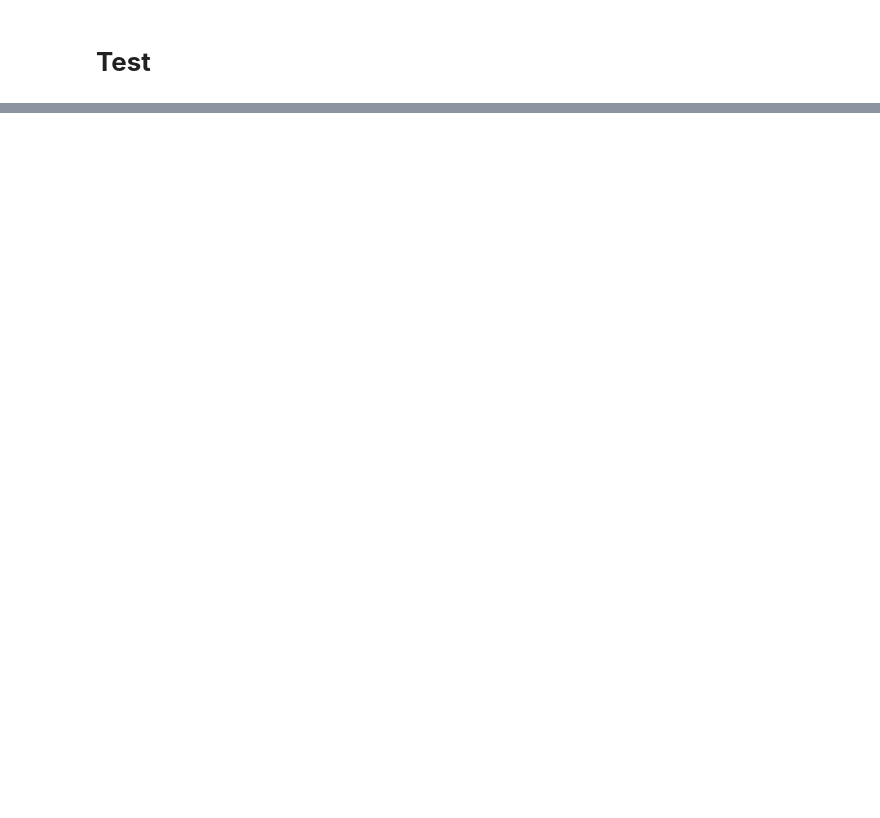
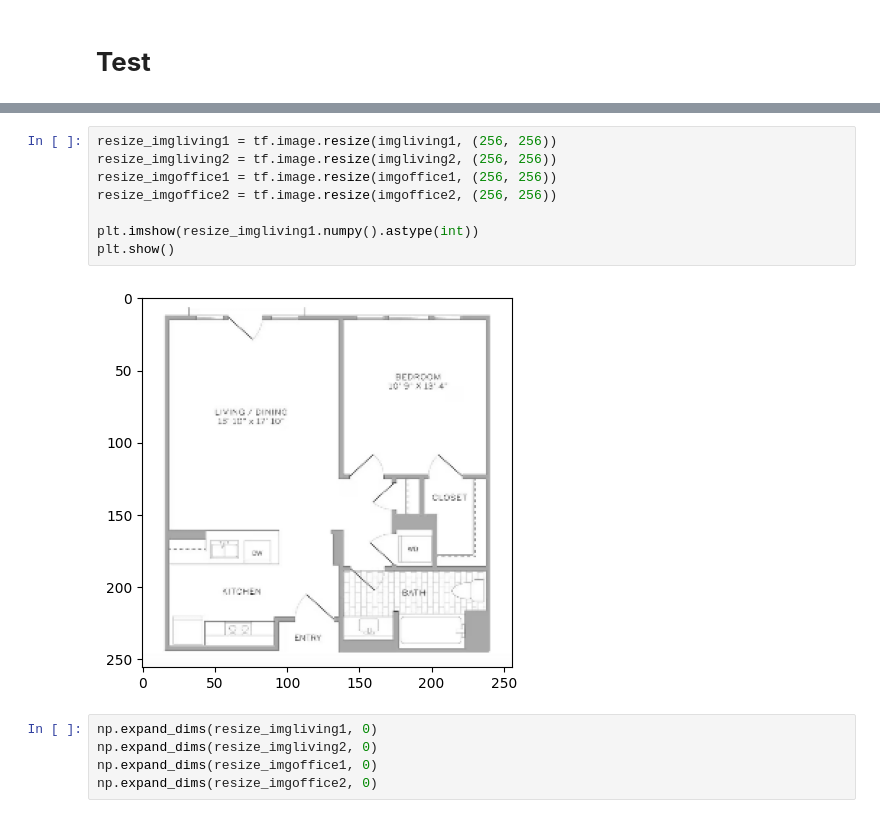
Before and after one commit to m1chae11u/Deep-CNN-2D-Floor-Plan-Classifier, a Jupyter notebook: Deep_CNN_Image_Classifier_For_2D_Room_Layouts.ipynb, the cells around one changed output, grey strips where cells are left out. Cells and saved outputs as stored; diff of their text form; blank space fills up the shorter version.

```diff
--- a/Deep_CNN_Image_Classifier_For_2D_Room_Layouts.ipynb
+++ b/Deep_CNN_Image_Classifier_For_2D_Room_Layouts.ipynb
@@ -237,0 +276,15 @@ plt.show()
+# %%
+resize_imgliving1 = tf.image.resize(imgliving1, (256, 256))
+resize_imgliving2 = tf.image.resize(imgliving2, (256, 256))
+resize_imgoffice1 = tf.image.resize(imgoffice1, (256, 256))
+resize_imgoffice2 = tf.image.resize(imgoffice2, (256, 256))
+
+plt.imshow(resize_imgliving1.numpy().astype(int))
+plt.show()
+# %% [output]
+[figure, added]
+# %%
+np.expand_dims(resize_imgliving1, 0)
+np.expand_dims(resize_imgliving2, 0)
+np.expand_dims(resize_imgoffice1, 0)
+np.expand_dims(resize_imgoffice2, 0)
```
Also changed, not shown: parts of 17 cells of this notebook.
